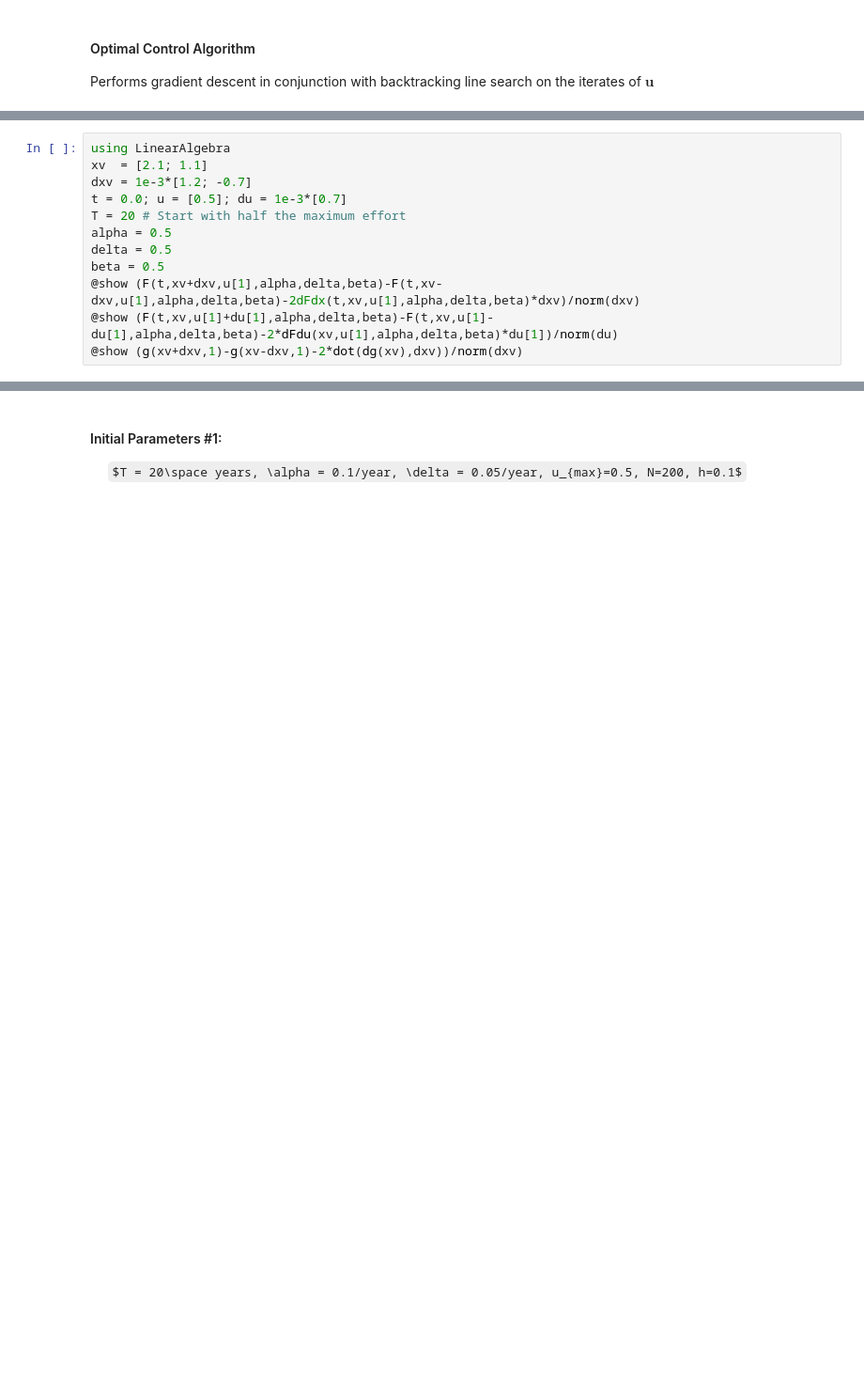
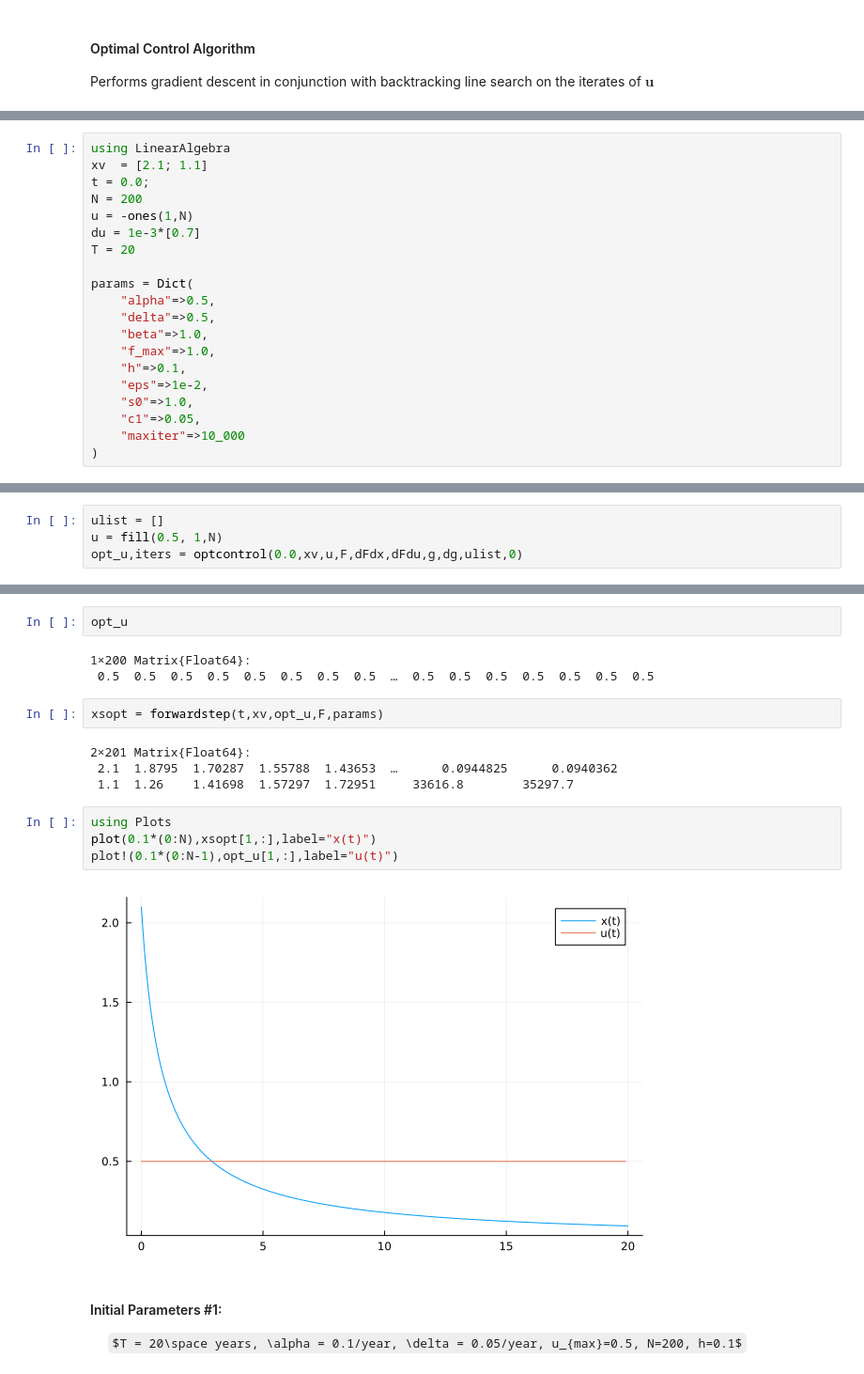
Before and after one commit to jkrue242/OptimalHarvesting, a Jupyter notebook: project.ipynb, the cells around one changed output, grey strips where cells are left out. Shown at 94% size. Cells and saved outputs as stored; diff of their text form; some formulas as TeX source; blank space fills up the shorter version.

```diff
--- a/project.ipynb
+++ b/project.ipynb
@@ -301,13 +235,21 @@ optcontrol (generic function with 2 methods)
 # %%
 using LinearAlgebra
 xv  = [2.1; 1.1]
-dxv = 1e-3*[1.2; -0.7]
-t = 0.0; u = [0.5]; du = 1e-3*[0.7]
-T = 20 # Start with half the maximum effort
-alpha = 0.5
-delta = 0.5
-beta = 0.5
-@show (F(t,xv+dxv,u[1],alpha,delta,beta)-F(t,xv-dxv,u[1],alpha,delta,beta)-2dFdx(t,xv,u[1],alpha,delta,beta)*dxv)/norm(dxv)
-@show (F(t,xv,u[1]+du[1],alpha,delta,beta)-F(t,xv,u[1]-du[1],alpha,delta,beta)-2*dFdu(xv,u[1],alpha,delta,beta)*du[1])/norm(du)
-@show (g(xv+dxv,1)-g(xv-dxv,1)-2*dot(dg(xv),dxv))/norm(dxv)
+t = 0.0;
+N = 200
+u = -ones(1,N)
+du = 1e-3*[0.7]
+T = 20
+
+params = Dict(
+    "alpha"=>0.5,
+    "delta"=>0.5,
+    "beta"=>1.0,
+    "f_max"=>1.0,
+    "h"=>0.1,
+    "eps"=>1e-2,
+    "s0"=>1.0,
+    "c1"=>0.05,
+    "maxiter"=>10_000
+)
 # %% [output]
@@ -375,0 +284,4 @@ du = 1e-3*rand(1,20)
+# %%
+ulist = []
+u = fill(0.5, 1,N)
+opt_u,iters = optcontrol(0.0,xv,u,F,dFdx,dFdu,g,dg,ulist,0)
@@ -376,3 +303,20 @@ du = 1e-3*rand(1,20)
+# %%
+opt_u
+# %% [output]
+1×200 Matrix{Float64}:
+ 0.5  0.5  0.5  0.5  0.5  0.5  0.5  0.5  …  0.5  0.5  0.5  0.5  0.5  0.5  0.5
+# %%
+xsopt = forwardstep(t,xv,opt_u,F,params)
+# %% [output]
+2×201 Matrix{Float64}:
+ 2.1  1.8795  1.70287  1.55788  1.43653  …      0.0944825      0.0940362
+ 1.1  1.26    1.41698  1.57297  1.72951     33616.8        35297.7
+# %%
+using Plots
+plot(0.1*(0:N),xsopt[1,:],label="x(t)")
+plot!(0.1*(0:N-1),opt_u[1,:],label="u(t)")
+# %% [output]
+[figure, added]
 # %% [markdown]
 #### Initial Parameters #1:
 $\quad$ $T = 20\space years, \alpha = 0.1/year, \delta = 0.05/year, u_{max}=0.5, N=200, h=0.1$
```
Also changed, not shown: parts of 44 cells of this notebook.
